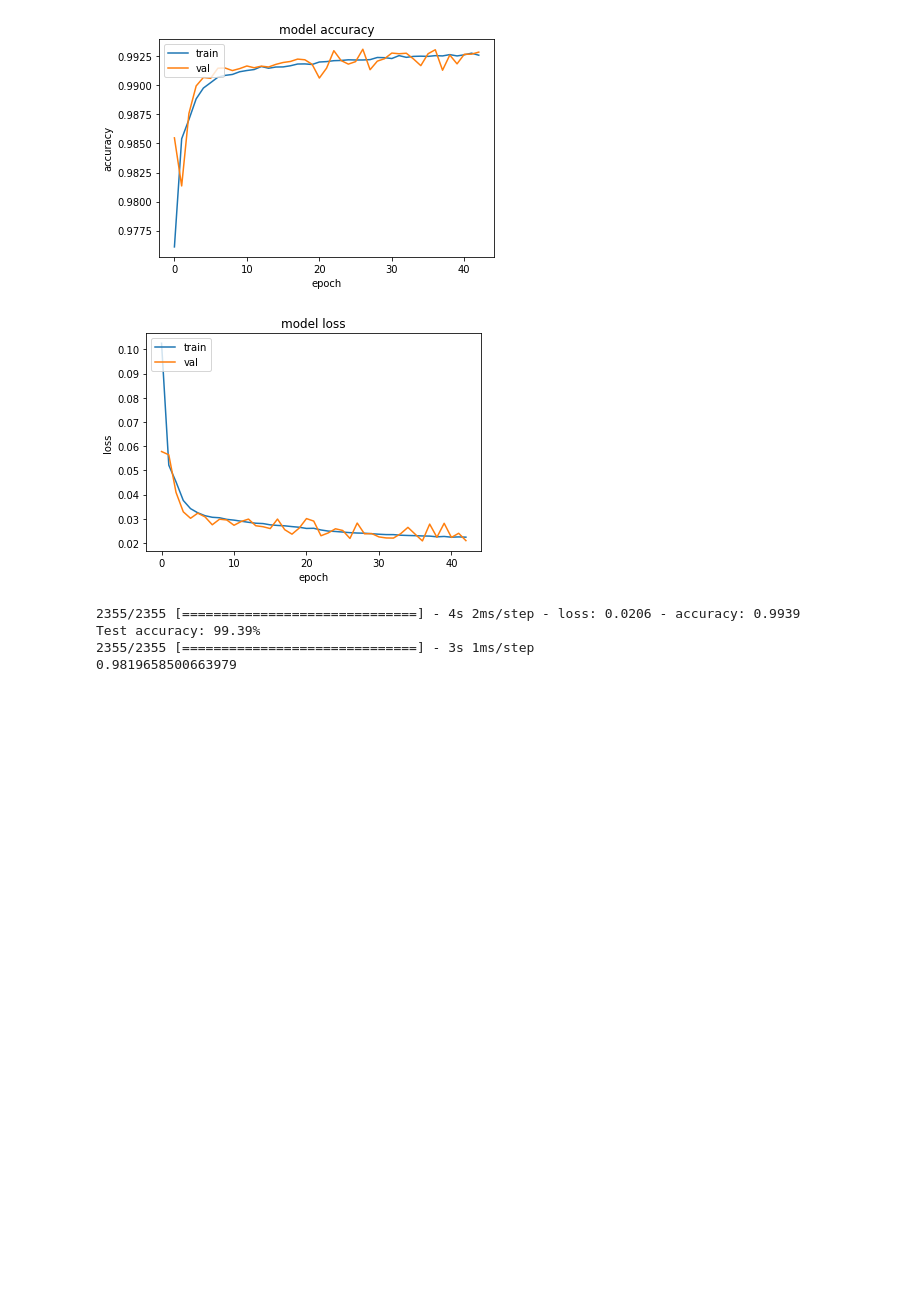
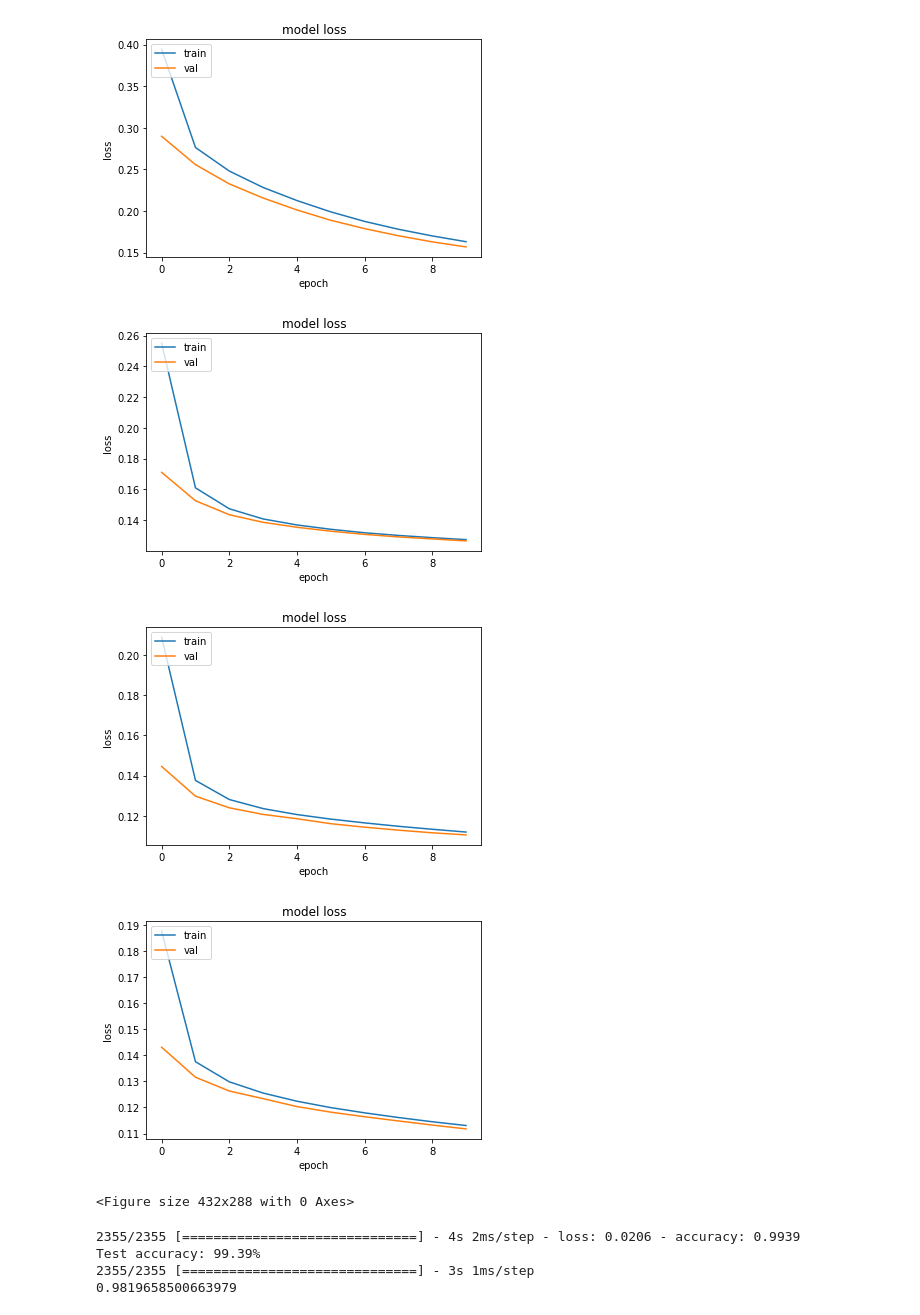
Before and after one commit to miloshdevic/NHL_analytics, a Jupyter notebook: neural_network.ipynb, the cells around one changed output. Saved outputs shown, nothing was run; the diff lists cells and outputs as text; code cells hidden in the pictures; blank space fills up the shorter version.

Commit message:
nn and model testing code

```diff
--- a/neural_network.ipynb
+++ b/neural_network.ipynb
@@ -67,5 +73,8 @@ Epoch 43: early stopping
 # %%
 # make predictions
-predictions = model.predict(X_test)
+predictions = []
+for i in range(len(models)):
+    pred = models[i].predict(X_test)
+    predictions.append(pred)
 # %% [output]
 2355/2355 [==============================] - 4s 2ms/step
@@ -71,0 +84,11 @@ predictions = model.predict(X_test)
+# %%
+for i in range(len(models)):
+    # plot the training accuracy
+    plt.plot(histories[i].history['accuracy'])
+    plt.plot(histories[i].history['val_accuracy'])
+    plt.title('model accuracy')
+    plt.ylabel('accuracy')
+    plt.xlabel('epoch')
+    plt.legend(['train', 'val'], loc='upper left')
+    plt.show()
+    plt.savefig(f'model_accuracy_{neurons[i]}_neurons_2L.png')
@@ -72,24 +101,29 @@ predictions = model.predict(X_test)
 # %%
-# plot the training accuracy
-plt.plot(history.history['accuracy'])
-plt.plot(history.history['val_accuracy'])
-plt.title('model accuracy')
-plt.ylabel('accuracy')
-plt.xlabel('epoch')
-plt.legend(['train', 'val'], loc='upper left')
-plt.show()
+# # plot the training accuracy
+# plt.plot(history.history['accuracy'])
+# plt.plot(history.history['val_accuracy'])
+# plt.title('model accuracy')
+# plt.ylabel('accuracy')
+# plt.xlabel('epoch')
+# plt.legend(['train', 'val'], loc='upper left')
+# plt.show()
 
-# plot the training loss
-plt.plot(history.history['loss'])
-plt.plot(history.history['val_loss'])
-plt.title('model loss')
-plt.ylabel('loss')
-plt.xlabel('epoch')
-plt.legend(['train', 'val'], loc='upper left')
-plt.show()
+for i in range(len(models)):
+    # plot the training loss
+    plt.plot(histories[i].history['loss'])
+    plt.plot(histories[i].history['val_loss'])
+    plt.title('model loss')
+    plt.ylabel('loss')
+    plt.xlabel('epoch')
+    plt.legend(['train', 'val'], loc='upper left')
+    plt.show()
+    plt.savefig(f'model_loss_{neurons[i]}_neurons_2L.png')
 # %% [output]
-[figure, old version]
+[figure, new version]
-[figure, old version]
+[figure, new version]
+[figure, added]
+[figure, added]
+<Figure size 432x288 with 0 Axes>
 # %%
 # Evaluate the model
 test_loss, test_accuracy = model.evaluate(X_test, y_test)
```
Also changed, not shown: parts of 10 cells of this notebook, 5 other files.
